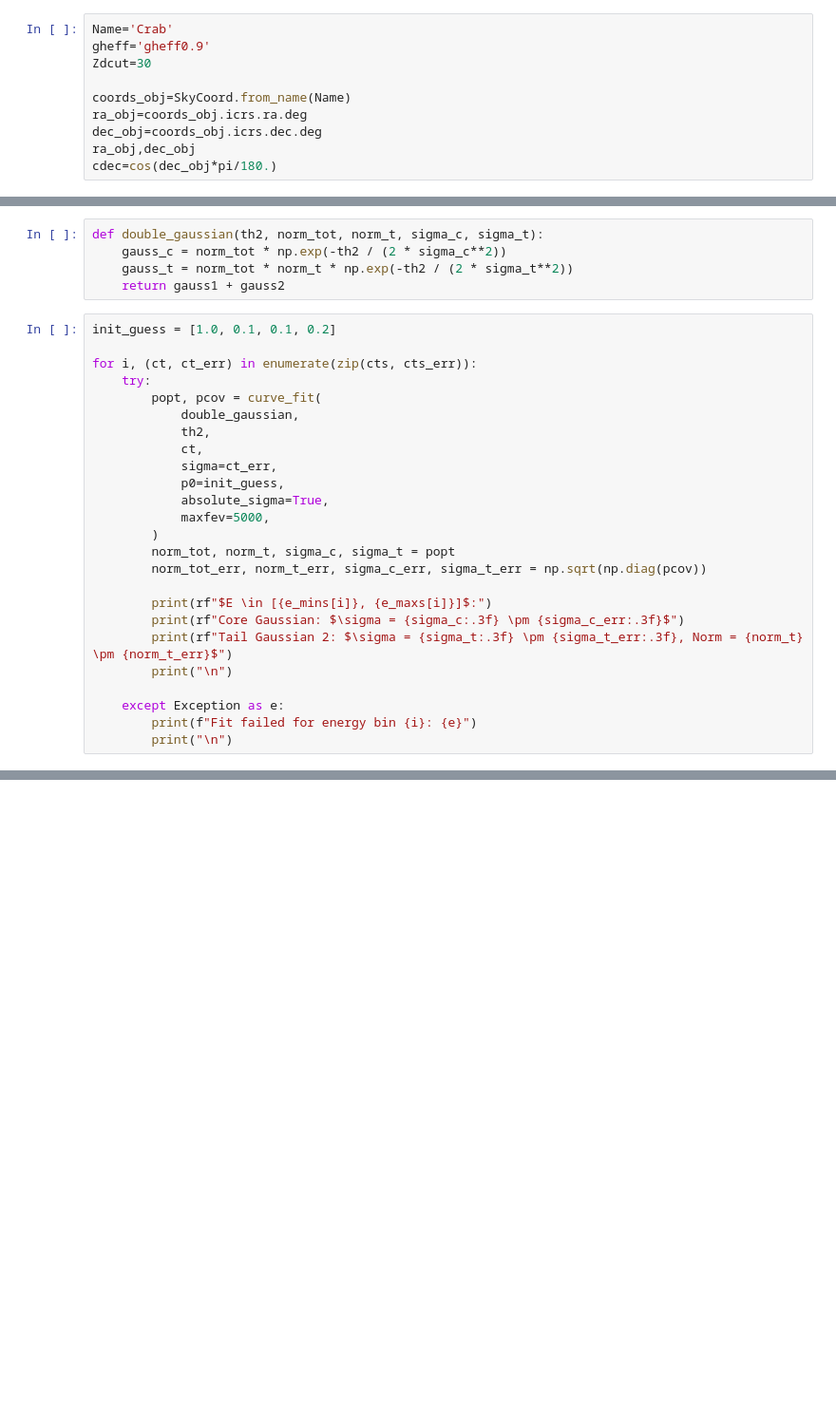
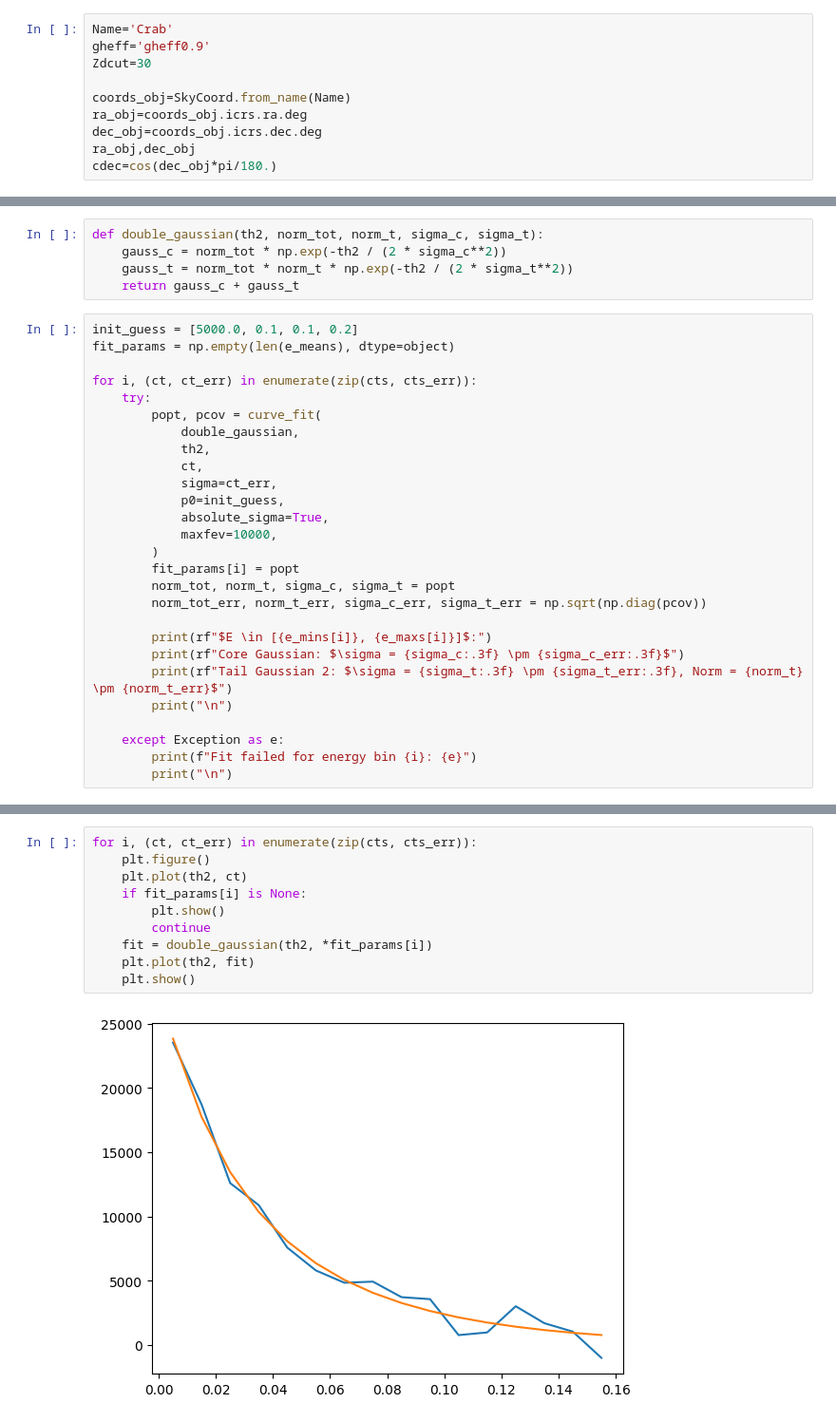
Before and after one commit to Nico812/CTAO-1DC-Blazars-analysis-TP5, a Jupyter notebook: PSF_model.ipynb, the cells around one changed output, grey strips where cells are left out. Shown at 95% size. Saved outputs shown, nothing was run; the diff lists cells and outputs as text; blank space fills up the shorter version.

```diff
--- a/PSF_model.ipynb
+++ b/PSF_model.ipynb
@@ -204,9 +206,10 @@ for i in range(cts.shape[0]):
 def double_gaussian(th2, norm_tot, norm_t, sigma_c, sigma_t):
     gauss_c = norm_tot * np.exp(-th2 / (2 * sigma_c**2))
     gauss_t = norm_tot * norm_t * np.exp(-th2 / (2 * sigma_t**2))
-    return gauss1 + gauss2
+    return gauss_c + gauss_t
 # %%
-init_guess = [1.0, 0.1, 0.1, 0.2]
+init_guess = [5000.0, 0.1, 0.1, 0.2]
+fit_params = np.empty(len(e_means), dtype=object)
 
 for i, (ct, ct_err) in enumerate(zip(cts, cts_err)):
     try:
@@ -217,8 +220,9 @@ for i, (ct, ct_err) in enumerate(zip(cts, cts_err)):
             sigma=ct_err,
             p0=init_guess,
             absolute_sigma=True,
-            maxfev=5000,
+            maxfev=10000,
         )
+        fit_params[i] = popt
         norm_tot, norm_t, sigma_c, sigma_t = popt
         norm_tot_err, norm_t_err, sigma_c_err, sigma_t_err = np.sqrt(np.diag(pcov))
 
@@ -250,0 +255,12 @@ Fit failed for energy bin 14: name 'gauss1' is not defined
+# %%
+for i, (ct, ct_err) in enumerate(zip(cts, cts_err)):
+    plt.figure()
+    plt.plot(th2, ct)
+    if fit_params[i] is None:
+        plt.show()
+        continue
+    fit = double_gaussian(th2, *fit_params[i])
+    plt.plot(th2, fit)
+    plt.show()
+# %% [output]
+[figure, added]
```
Also changed, not shown: parts of 7 cells of this notebook, 1 other file.
